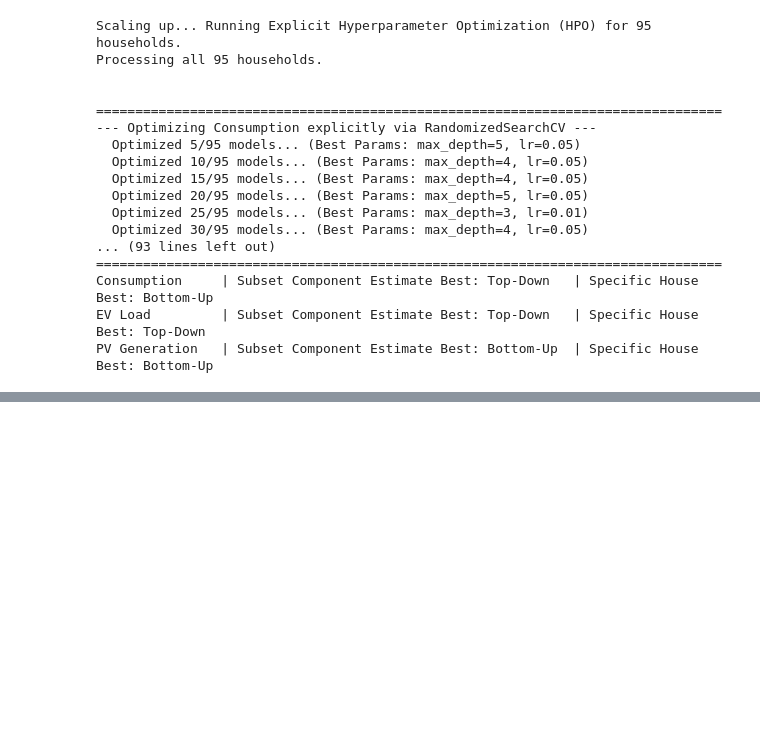
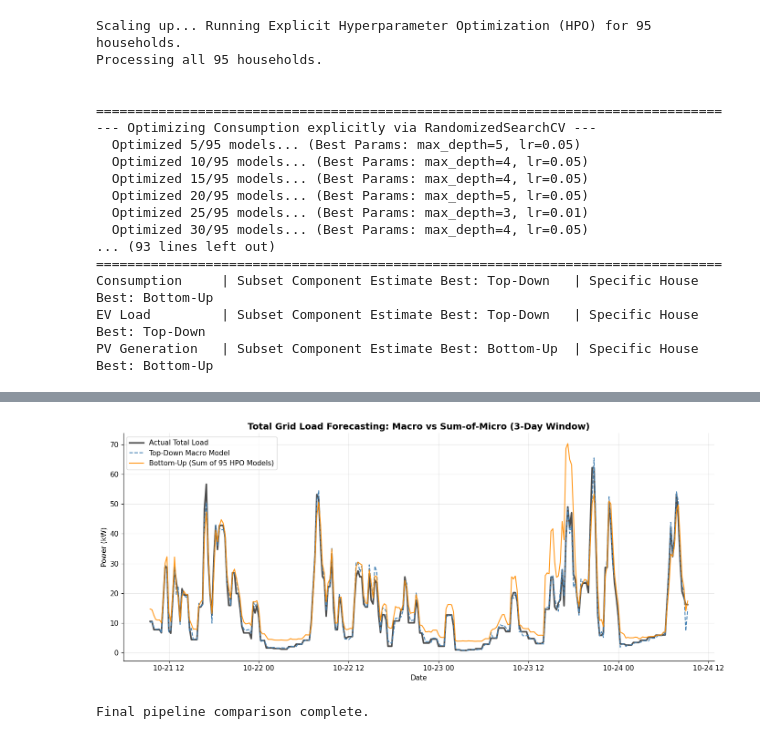
Before and after one commit to timterhorst/SET3120---Energy-Systems-Simulation-Digital-Twins, a Jupyter notebook: Practicums/best_models_forecasting.ipynb, the cells around one changed output, grey strips where cells are left out. Cells and saved outputs as stored; diff of their text form; code cells hidden in the pictures; blank space fills up the shorter version.

Commit message:
added sum comparrasion between per house and macro models.

```diff
--- a/Practicums/best_models_forecasting.ipynb
+++ b/Practicums/best_models_forecasting.ipynb
@@ -757,0 +763,69 @@ PV Generation   | Subset Component Estimate Best: Bottom-Up  | Specific House Be
+# %%
+# ═══════════════════════════════════════════════════════════════════════════
+# 13. Grid-Level Aggregate Comparison (CSVs)
+# ═══════════════════════════════════════════════════════════════════════════
+
+print("Loading finalized forecasts from CSV exports...")
+
+# 1. Load actuals from the pre-existing test DataFrame
+actual_grid_load = test_df["total_load_kW"]
+
+# 2. Load Macro (Top-Down) combined load predictions
+macro_path = os.path.join(DATA_DIR, "forecasts", "macro_model", "combined_load_forecast_15min.csv")
+macro_df = pd.read_csv(macro_path, index_col="date", parse_dates=True)
+macro_grid_load = macro_df.sum(axis=1)
+
+# 3. Load Micro (Bottom-Up) combined load predictions
+micro_path = os.path.join(DATA_DIR, "forecasts", "per_house_models", "combined_load_forecast_15min.csv")
+micro_df = pd.read_csv(micro_path, index_col="date", parse_dates=True)
+micro_grid_load = micro_df.sum(axis=1)
+
+print("Calculating whole-system aggregate performance...")
+
+# Metrics function
+def get_metrics_agg(actual, predicted):
+    return {
+        "MAE": mean_absolute_error(actual, predicted),
+        "RMSE": root_mean_squared_error(actual, predicted),
+        "R2": r2_score(actual, predicted)
+    }
+
+macro_metrics = get_metrics_agg(actual_grid_load, macro_grid_load)
+micro_metrics = get_metrics_agg(actual_grid_load, micro_grid_load)
+
+print("\n" + "─"*80)
+print("GRAND AGGREGATE GRID LOAD PERFORMANCE (Summing the 95 files)")
+print("─"*80)
+# Showing Macro model aggregate (this should match the single Top Model performance perfectly)
+print(f"Top-Down (Macro Export)   -> R2: {macro_metrics['R2']:7.4f} | RMSE: {macro_metrics['RMSE']:6.2f} kW | MAE: {macro_metrics['MAE']:6.2f} kW")
+# Showing Micro model aggregate (sum of 95 independently optimized HPO runs)
+print(f"Bottom-Up (Micro Export)  -> R2: {micro_metrics['R2']:7.4f} | RMSE: {micro_metrics['RMSE']:6.2f} kW | MAE: {micro_metrics['MAE']:6.2f} kW")
+
+if macro_metrics['MAE'] < micro_metrics['MAE']:
+    print("\n-> OVERALL WINNER FOR GRAND AGGREGATE PREDICTION: Top-Down Macro Model")
+    print("   Even with strict per-house hyperparameter optimization, the random noise at the")
+    print("   individual node level introduces compound errors when scaled fully up up.")
+else:
+    print("\n-> OVERALL WINNER FOR GRAND AGGREGATE PREDICTION: Bottom-Up Micro Models")
+    print("   The localized optimization patterns were successfully capable of aggregating ")
+    print("   up to beat the single centralized macro curve.")
+
+# Plotting the aggregate results for a visual 3-day verification window
+plot_len = 96 * 3  # 3 days
+t_plot = actual_grid_load.index[:plot_len]
+
+plt.figure(figsize=(14, 6))
+plt.title("Total Grid Load Forecasting: Macro vs Sum-of-Micro (3-Day Window)", fontsize=14, fontweight="bold")
+plt.plot(t_plot, actual_grid_load[:plot_len], label="Actual Total Load", color="black", linewidth=2.5, alpha=0.7)
+plt.plot(t_plot, macro_grid_load[:plot_len], label="Top-Down Macro Model", color="steelblue", linewidth=1.5, ls="--")
+plt.plot(t_plot, micro_grid_load[:plot_len], label="Bottom-Up (Sum of 95 HPO Models)", color="darkorange", linewidth=1.5, alpha=0.9)
+
+plt.ylabel("Power (kW)")
+plt.xlabel("Date")
+plt.legend()
+plt.grid(alpha=0.3)
+plt.tight_layout()
+plt.show()
+
+print("\nFinal pipeline comparison complete.")
+# %% [output]
@@ -757,0 +844,2 @@ PV Generation   | Subset Component Estimate Best: Bottom-Up  | Specific House Be
+[figure, added]
+Final pipeline comparison complete.
```
Also changed, not shown: parts of 2 cells of this notebook.
